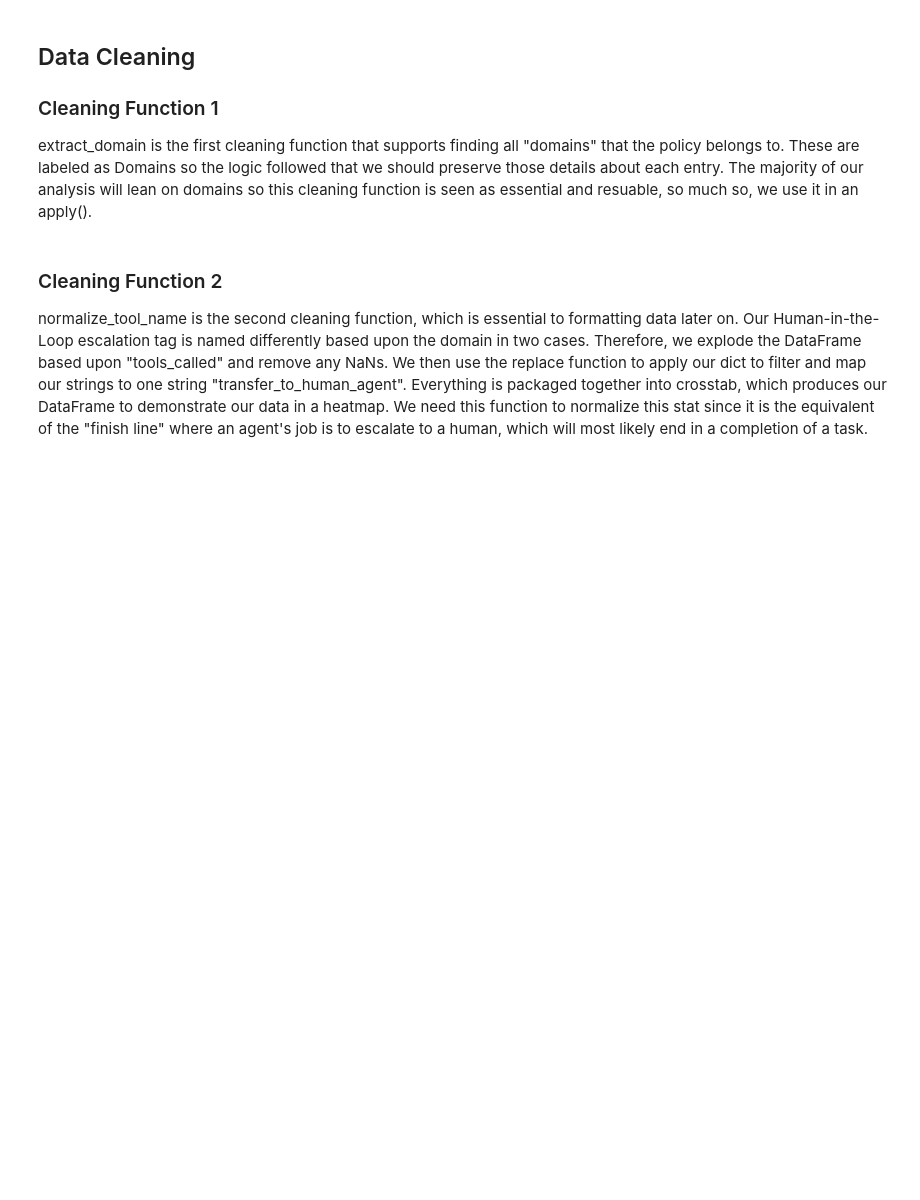
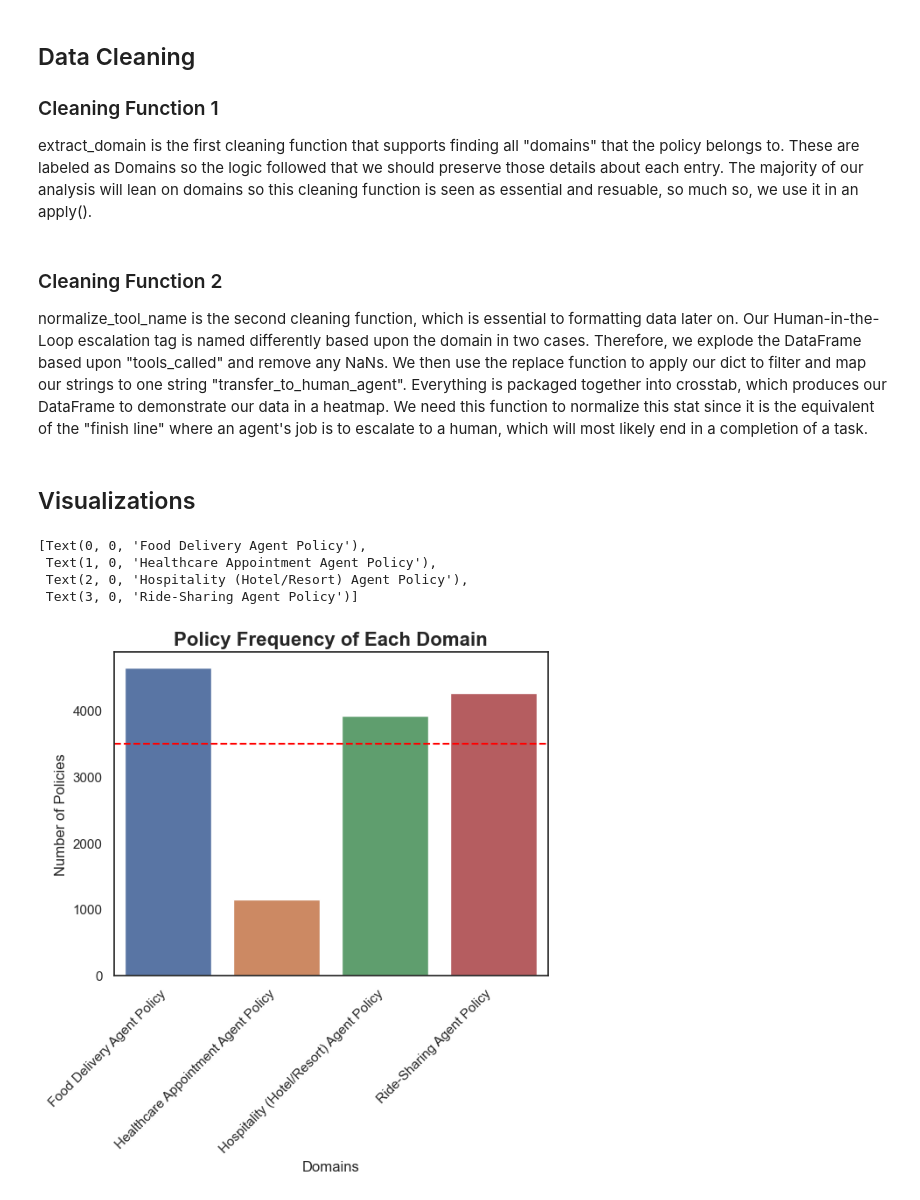
Before and after one commit to KirkKennedyLincoln/masters-module-1, a Jupyter notebook: agent_data_cleanup.ipynb, the cells around one changed output. Cells and saved outputs as stored; diff of their text form; code cells hidden in the pictures; blank space fills up the shorter version.

```diff
--- a/agent_data_cleanup.ipynb
+++ b/agent_data_cleanup.ipynb
@@ -242,3 +242,5 @@ df["domain"] = df["system_prompt"].apply(extract_domain)
 # However, since we aren't dealing with strange cases of unicode, we can maintain a "blowup" functionality
 # mainly outlined by replace("_", " ").title() just as an example.
 agent_df = df.dropna(subset=['domain'])
+# %% [markdown]
+## Visualizations
@@ -244,0 +250,17 @@ agent_df = df.dropna(subset=['domain'])
+# %%
+sns.set_theme(style="white")
+domain_counts = agent_df["domain"].value_counts()
+avg = domain_counts.sum()/len(domain_counts)
+ax = sns.countplot(data=agent_df, x="domain", hue="domain")
+ax.set_title("Policy Frequency of Each Domain", fontsize=16, fontweight="bold")
+ax.set_xlabel("Domains", fontsize=12)
+ax.set_ylabel("Number of Policies", fontsize=12)
+ax.axhline(y=avg, color="red", linestyle="--", label="threshold")
+ax.set_xticks(ax.get_xticks())
+ax.set_xticklabels(ax.get_xticklabels(), rotation=45, ha="right")
+# %% [output]
+[Text(0, 0, 'Food Delivery Agent Policy'),
+ Text(1, 0, 'Healthcare Appointment Agent Policy'),
+ Text(2, 0, 'Hospitality (Hotel/Resort) Agent Policy'),
+ Text(3, 0, 'Ride-Sharing Agent Policy')]
+[figure, added]
```
Also changed, not shown: parts of 6 cells of this notebook.
